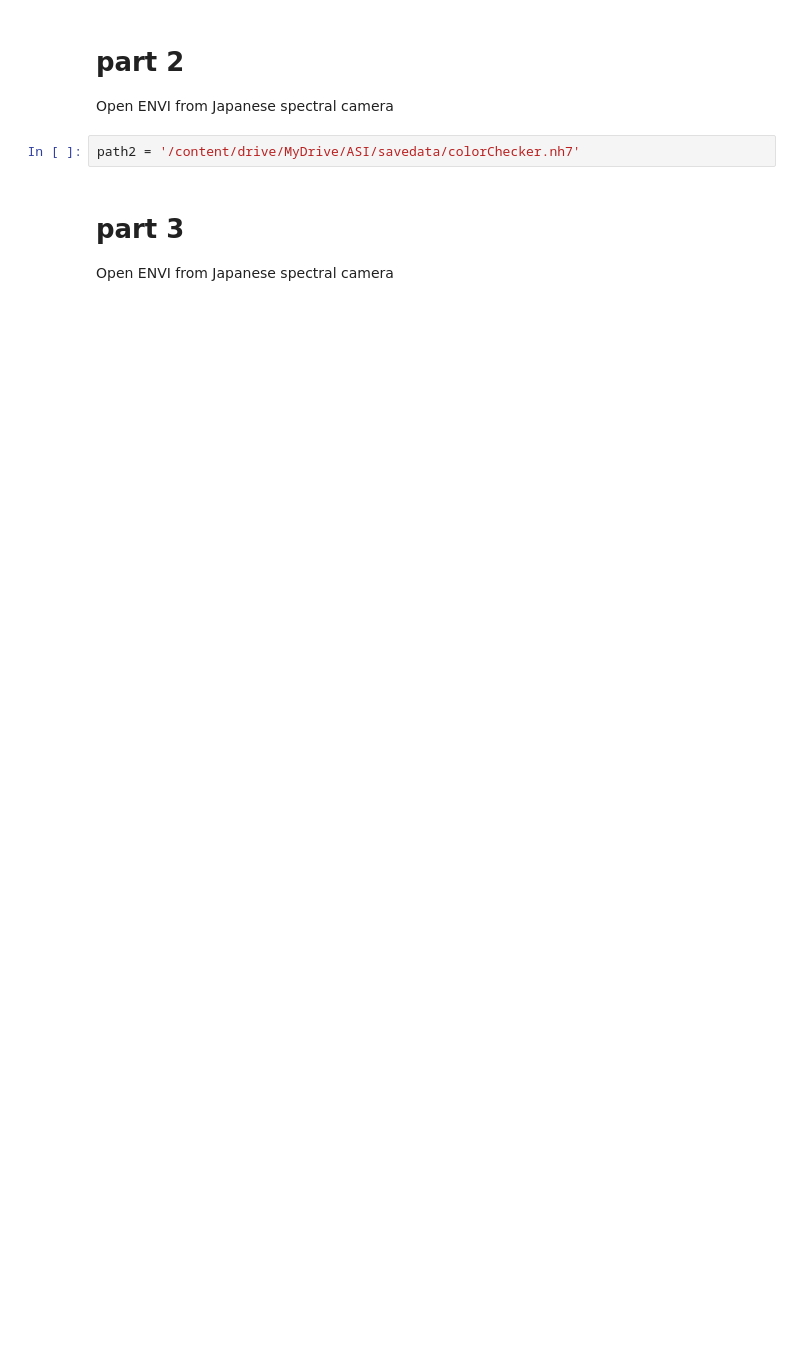
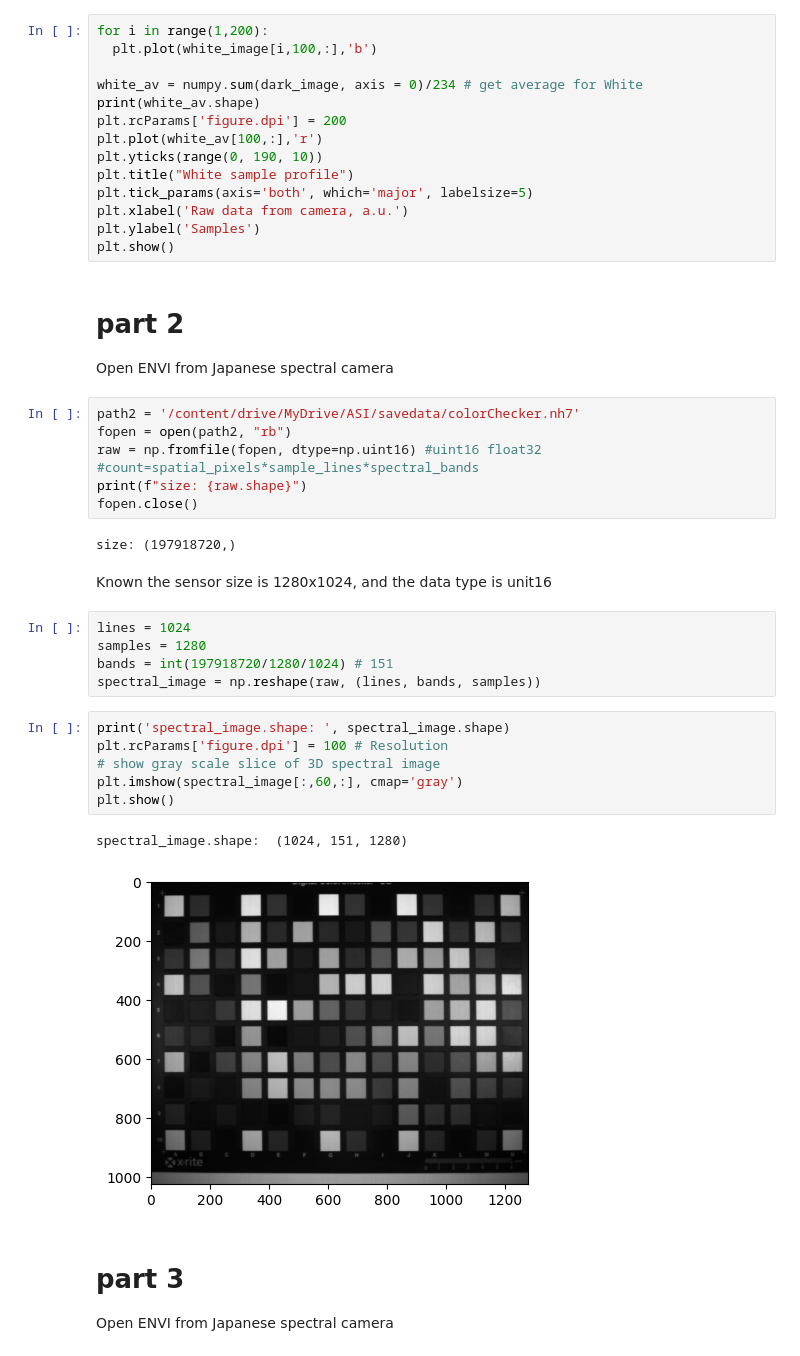
Before and after one commit to RoseSarlake/spectral-image, a Jupyter notebook: task2.ipynb, the cells around one changed output. Cells and saved outputs as stored; diff of their text form; blank space fills up the shorter version.

```diff
--- a/task2.ipynb
+++ b/task2.ipynb
@@ -127,8 +219,44 @@ plt.show()
+# %%
+for i in range(1,200):
+  plt.plot(white_image[i,100,:],'b')
+
+white_av = numpy.sum(dark_image, axis = 0)/234 # get average for White
+print(white_av.shape)
+plt.rcParams['figure.dpi'] = 200
+plt.plot(white_av[100,:],'r')
+plt.yticks(range(0, 190, 10))
+plt.title("White sample profile")
+plt.tick_params(axis='both', which='major', labelsize=5)
+plt.xlabel('Raw data from camera, a.u.')
+plt.ylabel('Samples')
+plt.show()
 # %% [markdown]
 # part 2
 Open ENVI from Japanese spectral camera
-# %%
-path2 = '/content/drive/MyDrive/ASI/savedata/colorChecker.nh7'
+# %%
+path2 = '/content/drive/MyDrive/ASI/savedata/colorChecker.nh7'
+fopen = open(path2, "rb")
+raw = np.fromfile(fopen, dtype=np.uint16) #uint16 float32 #count=spatial_pixels*sample_lines*spectral_bands
+print(f"size: {raw.shape}")
+fopen.close()
+# %% [output]
+size: (197918720,)
+# %% [markdown]
+Known the sensor size is 1280x1024, and the data type is unit16
+# %%
+lines = 1024
+samples = 1280
+bands = int(197918720/1280/1024) # 151
+spectral_image = np.reshape(raw, (lines, bands, samples))
+# %%
+print('spectral_image.shape: ', spectral_image.shape)
+plt.rcParams['figure.dpi'] = 100 # Resolution
+# show gray scale slice of 3D spectral image
+plt.imshow(spectral_image[:,60,:], cmap='gray')
+plt.show()
+# %% [output]
+spectral_image.shape:  (1024, 151, 1280)
+[figure, added]
 # %% [markdown]
 # part 3
 Open ENVI from Japanese spectral camera
```
Also changed, not shown: parts of 19 cells of this notebook.
